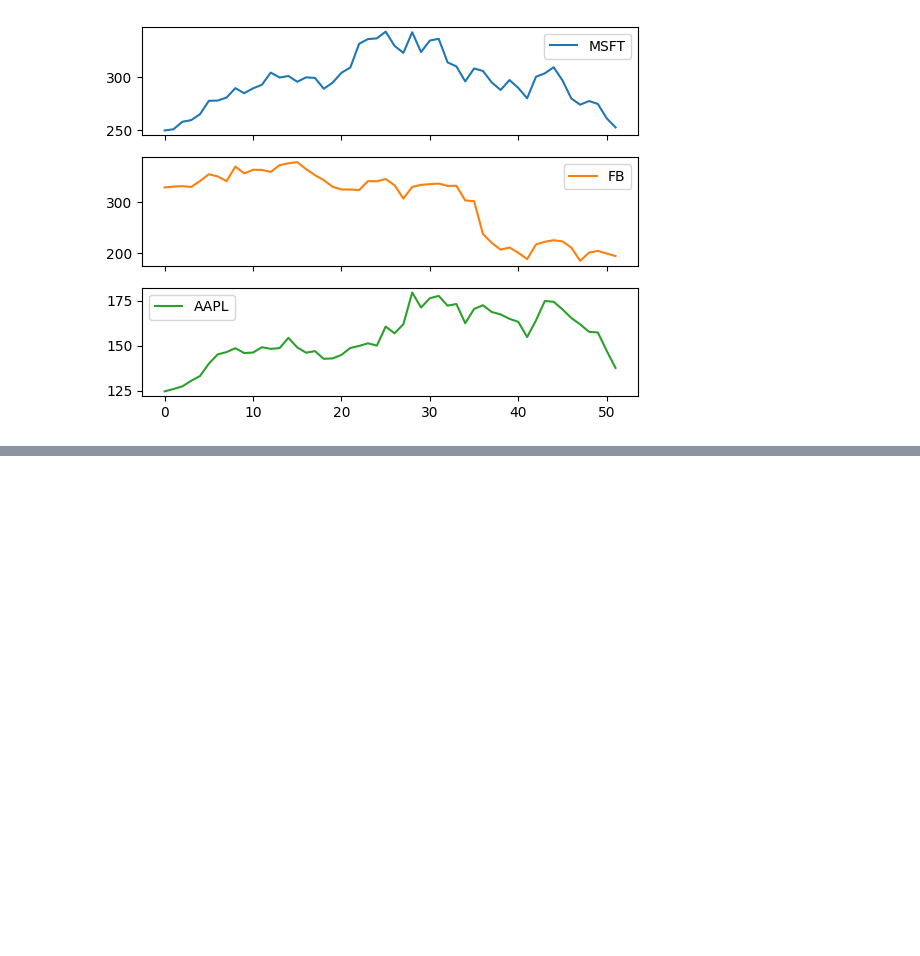
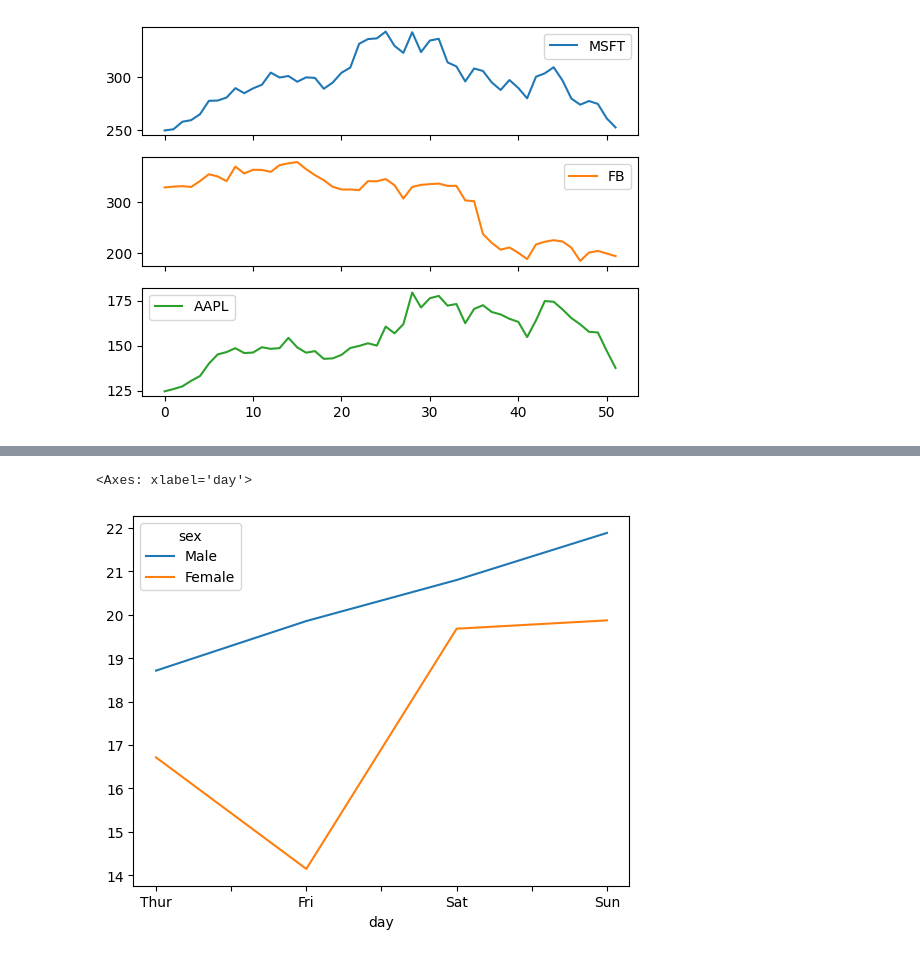
Before and after one commit to Muhammad-Waleed-Source/Matplotlib, a Jupyter notebook: Matplotlib_2.ipynb, the cells around one changed output, grey strips where cells are left out. Cells and saved outputs as stored; diff of their text form; code cells hidden in the pictures; blank space fills up the shorter version.

Commit message:
Pandas plot() on MultiIndex Dataframes

```diff
--- a/Matplotlib_2.ipynb
+++ b/Matplotlib_2.ipynb
@@ -797,0 +820,5 @@ array([<Axes: >, <Axes: >, <Axes: >], dtype=object)
+# %%
+tips.pivot_table(index='day', columns='sex', values='total_bill', aggfunc='mean').plot(kind='line')
+# %% [output]
+<Axes: xlabel='day'>
+[figure, added]
```
Also changed, not shown: parts of 9 cells of this notebook.
